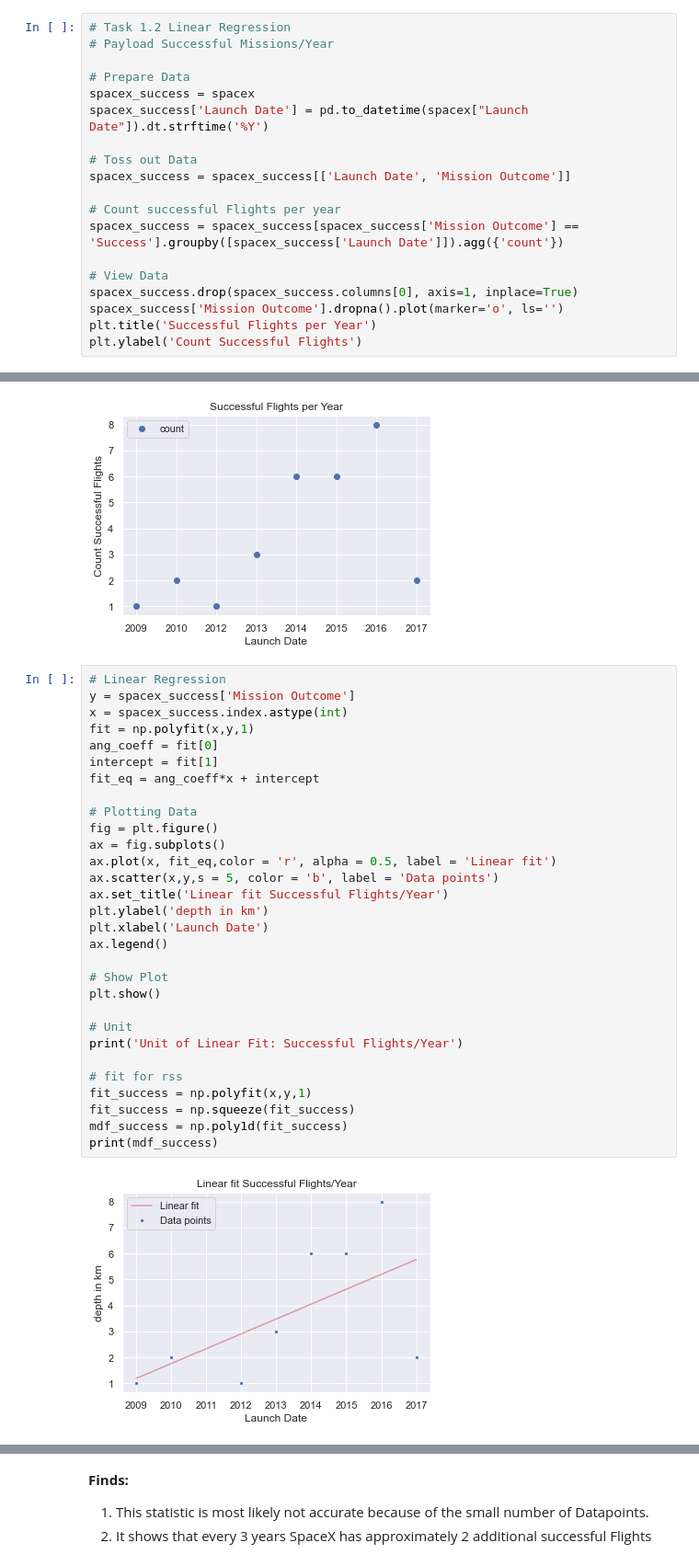
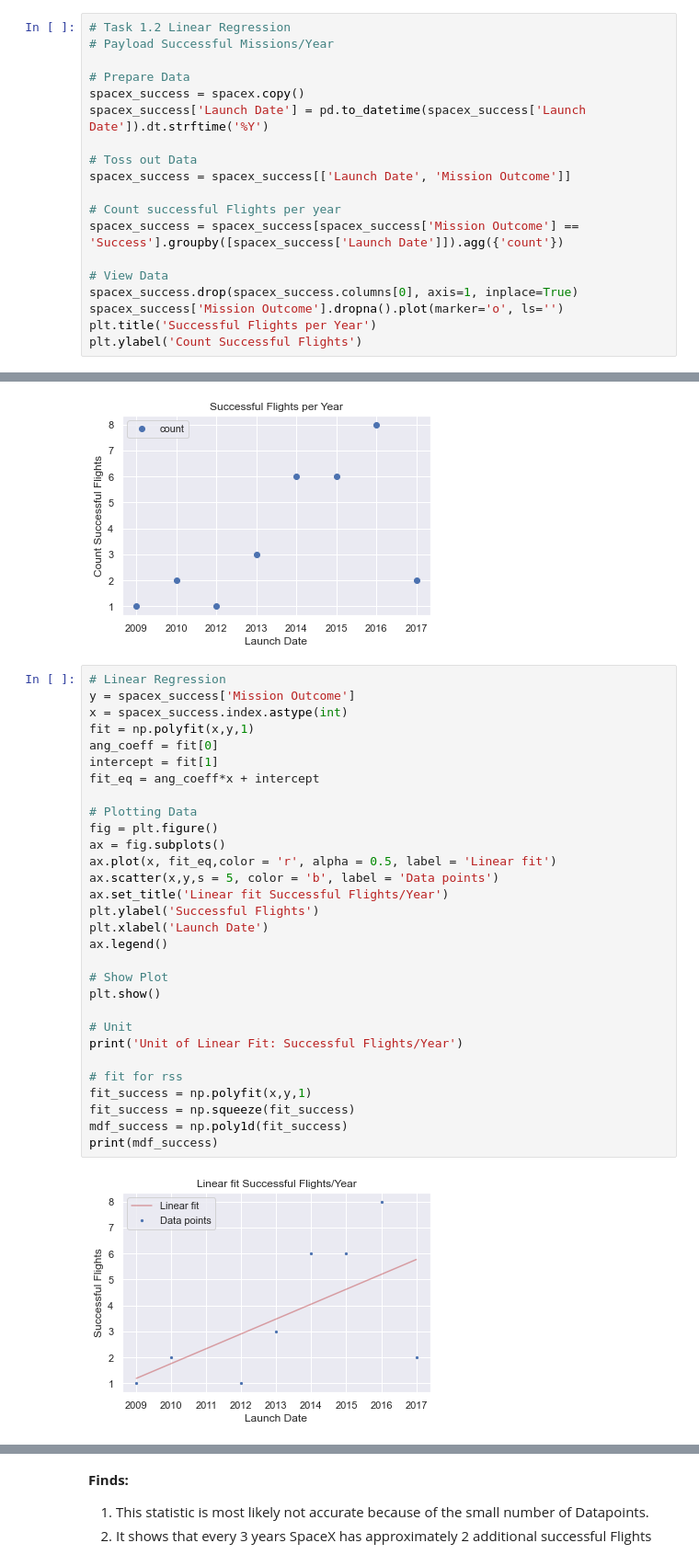
Before and after one commit to SurMux/ds, a Jupyter notebook: DataScience Project SpaceX Data.ipynb, the cells around one changed output, grey strips where cells are left out. Shown: that part at 92% size. Drawn from its saved outputs; the diff is of its cells as text.

```diff
--- a/DataScience Project SpaceX Data.ipynb
+++ b/DataScience Project SpaceX Data.ipynb
@@ -729,8 +673,8 @@ Unit of Linear Fit: payload Mass (kg)/Launch
 # Payload Successful Missions/Year
 
 # Prepare Data
-spacex_success = spacex
-spacex_success['Launch Date'] = pd.to_datetime(spacex["Launch Date"]).dt.strftime('%Y')
+spacex_success = spacex.copy()
+spacex_success['Launch Date'] = pd.to_datetime(spacex_success['Launch Date']).dt.strftime('%Y')
 
 # Toss out Data
 spacex_success = spacex_success[['Launch Date', 'Mission Outcome']]
@@ -749,35 +693,35 @@ Text(0, 0.5, 'Count Successful Flights')
 # %%
 # Linear Regression
 y = spacex_success['Mission Outcome']
 x = spacex_success.index.astype(int)
 fit = np.polyfit(x,y,1)
 ang_coeff = fit[0]
 intercept = fit[1]
 fit_eq = ang_coeff*x + intercept
 
 # Plotting Data
 fig = plt.figure()
 ax = fig.subplots()
 ax.plot(x, fit_eq,color = 'r', alpha = 0.5, label = 'Linear fit')
 ax.scatter(x,y,s = 5, color = 'b', label = 'Data points')
 ax.set_title('Linear fit Successful Flights/Year')
-plt.ylabel('depth in km')
+plt.ylabel('Successful Flights')
 plt.xlabel('Launch Date')
 ax.legend()
 
 # Show Plot
 plt.show()
 
 # Unit
 print('Unit of Linear Fit: Successful Flights/Year')
 
 # fit for rss
 fit_success = np.polyfit(x,y,1)
 fit_success = np.squeeze(fit_success)
 mdf_success = np.poly1d(fit_success)
 print(mdf_success)
 # %% [output]
-[figure, old version]
+[figure, new version]
 Unit of Linear Fit: Successful Flights/Year
 
 0.5721 x - 1148
```
Also changed, not shown: parts of 36 cells of this notebook.
